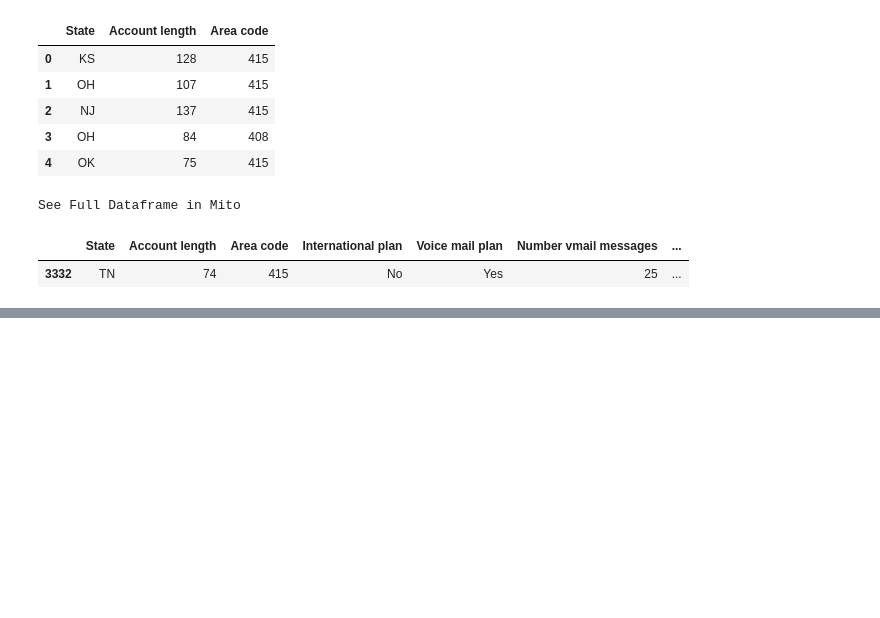
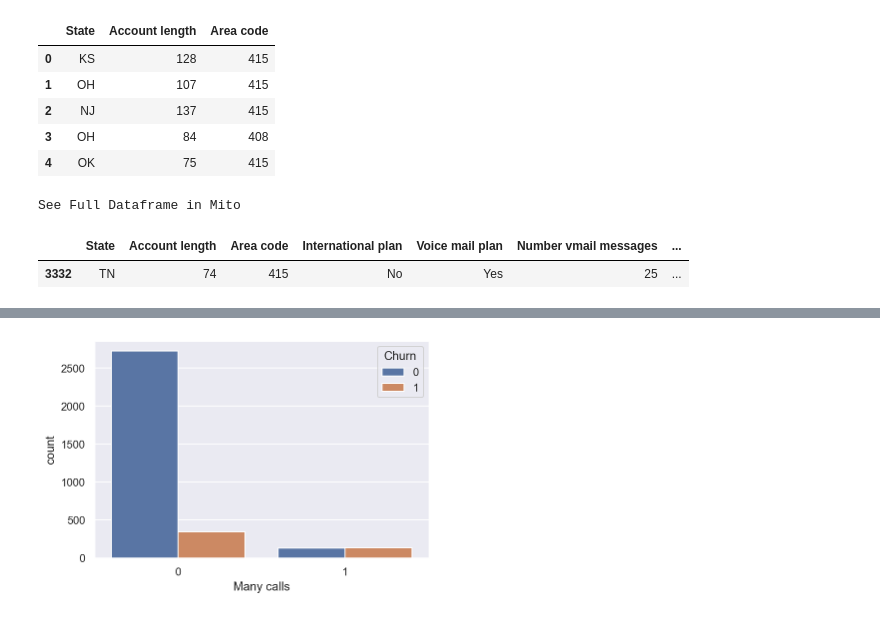
Before and after one commit to kulikofff/MLCourseAI, a Jupyter notebook: Topic 1/Pandas.ipynb, the cells around one changed output, grey strips where cells are left out. Cells and saved outputs as stored; diff of their text form; code cells hidden in the pictures; blank space fills up the shorter version.

```diff
--- a/Topic 1/Pandas.ipynb
+++ b/Topic 1/Pandas.ipynb
@@ -274,0 +557,2 @@ See Full Dataframe in Mito
+# %%
+df["Many calls"] = (df["Customer service calls"] > 3).astype(int)
@@ -274,0 +568,4 @@ See Full Dataframe in Mito
+# %%
+sns.countplot(x="Many calls", hue="Churn", data=df);
+# %% [output]
+[figure, added]
```
Also changed, not shown: parts of 30 cells of this notebook, 1 other file.
